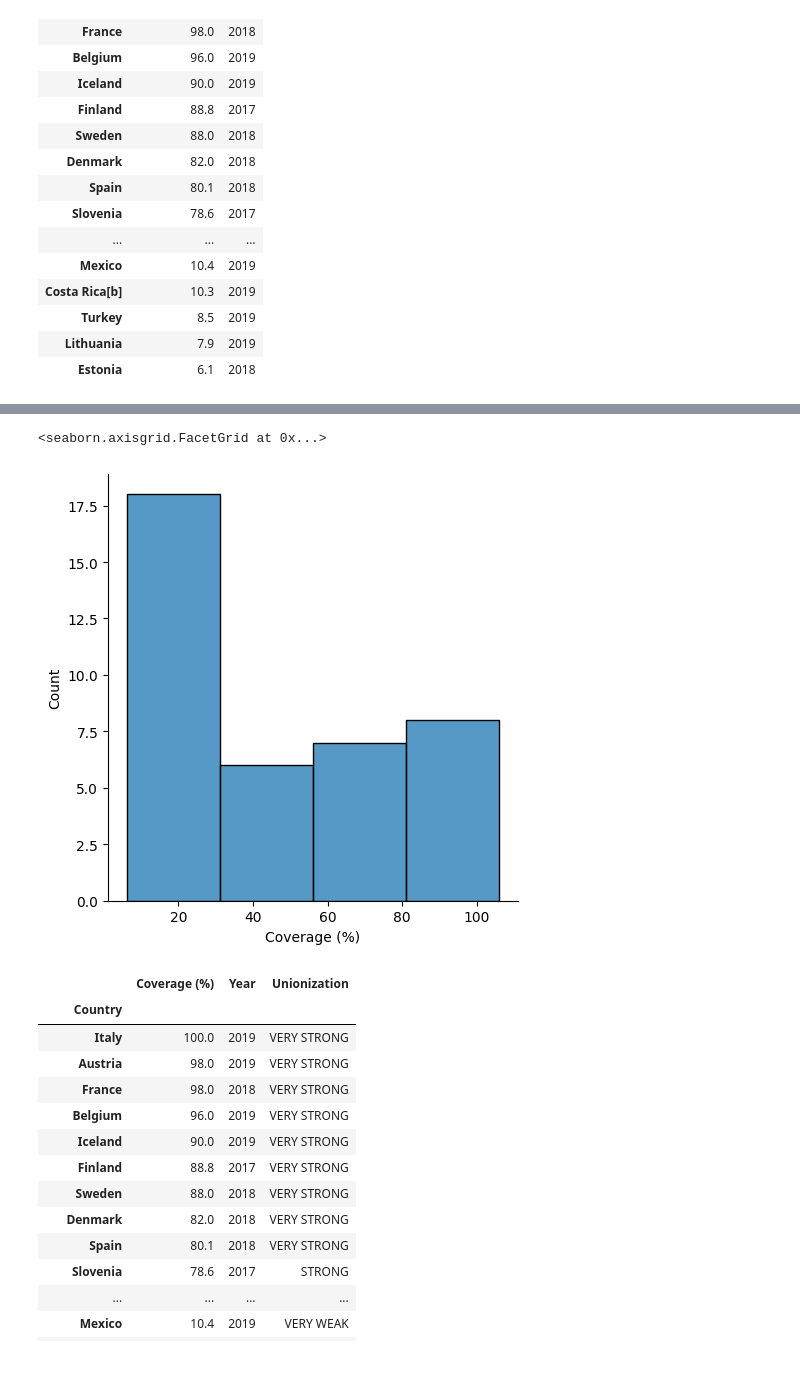
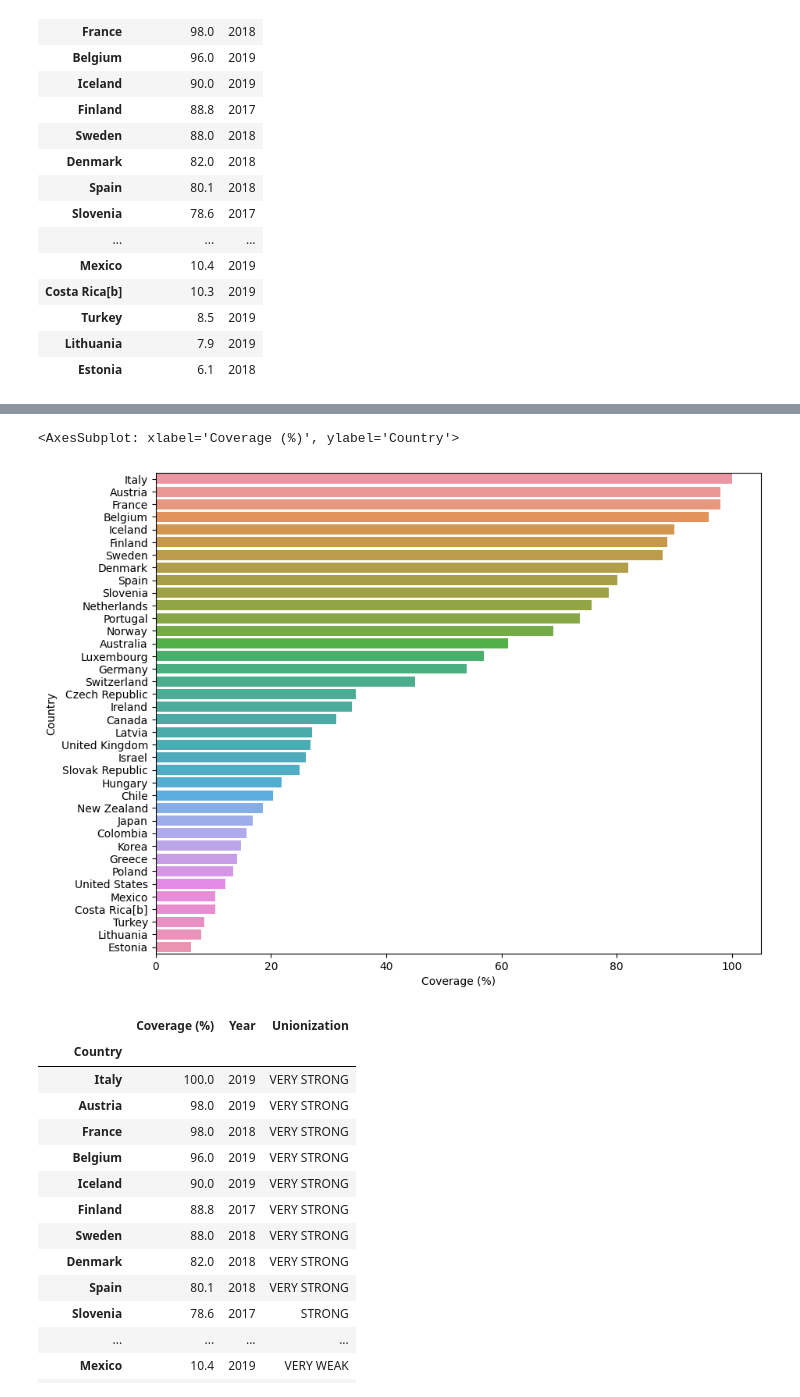
Before and after one commit to rbarrimond/jupyter-notebooks, a Jupyter notebook: billionaires.ipynb, the cells around one changed output, grey strips where cells are left out. Drawn from its saved outputs; the diff is of its cells as text; code cells hidden in the pictures; blank space fills up the shorter version.

Commit message:
upgraded graphics

```diff
--- a/billionaires.ipynb
+++ b/billionaires.ipynb
@@ -83,6 +73,17 @@ Name: Coverage (%), dtype: float64
 # %%
+#
+# Cleanup the dataframe
+#
+
+# Remove the average
+cac_df.drop(cac_df[ cac_df.Country.str.contains('OECD average') ].index, inplace=True)
+
+# Index by country
 cac_df.set_index("Country", inplace=True)
+
+# Sort the rows
 cac_df.sort_values("Coverage (%)", ascending=False, inplace=True)
+
 cac_df
 # %% [output]
 |  | Coverage (%) | Year |
@@ -111,8 +107,10 @@ sns.barplot(y=cac_df.index, x=cac_df['Coverage (%)'], orient="h")
-# %%
-sns.displot(cac_df['Coverage (%)'], binwidth=25)
-# %% [output]
-<seaborn.axisgrid.FacetGrid at 0x...>
-[figure, removed]
+# %%
+# Visualize
+plt.figure(figsize=(10,8))
+sns.barplot(data=cac_df, x=cac_df['Coverage (%)'], y=cac_df.index, orient="h")
+# %% [output]
+<AxesSubplot: xlabel='Coverage (%)', ylabel='Country'>
+[figure, added]
 # %%
 cac_df['Unionization'] = pd.cut(cac_df['Coverage (%)'], range(0, 105, 20), labels=['VERY WEAK', 'WEAK', 'NEUTRAL', 'STRONG', 'VERY STRONG'])
 cac_df
```
Also changed, not shown: parts of 6 cells of this notebook.
